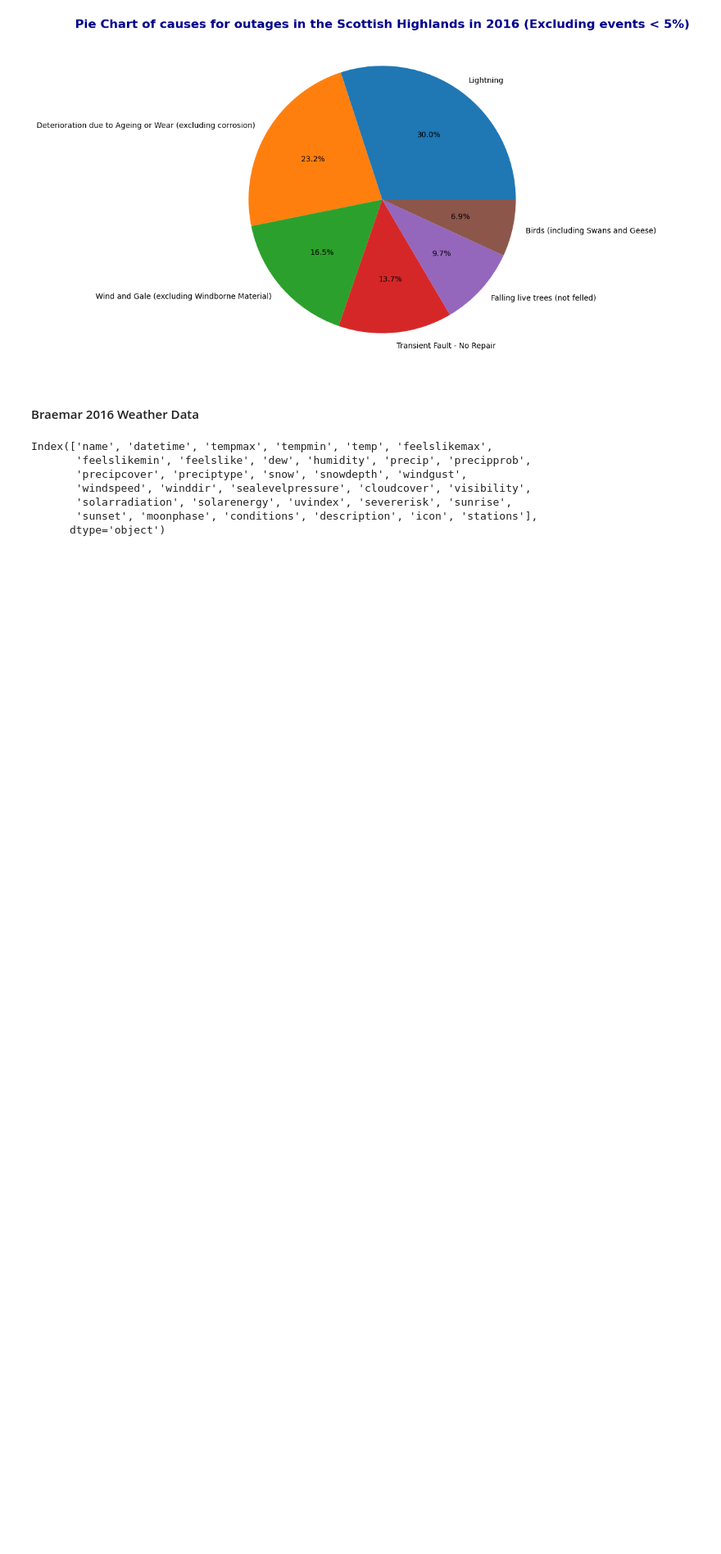
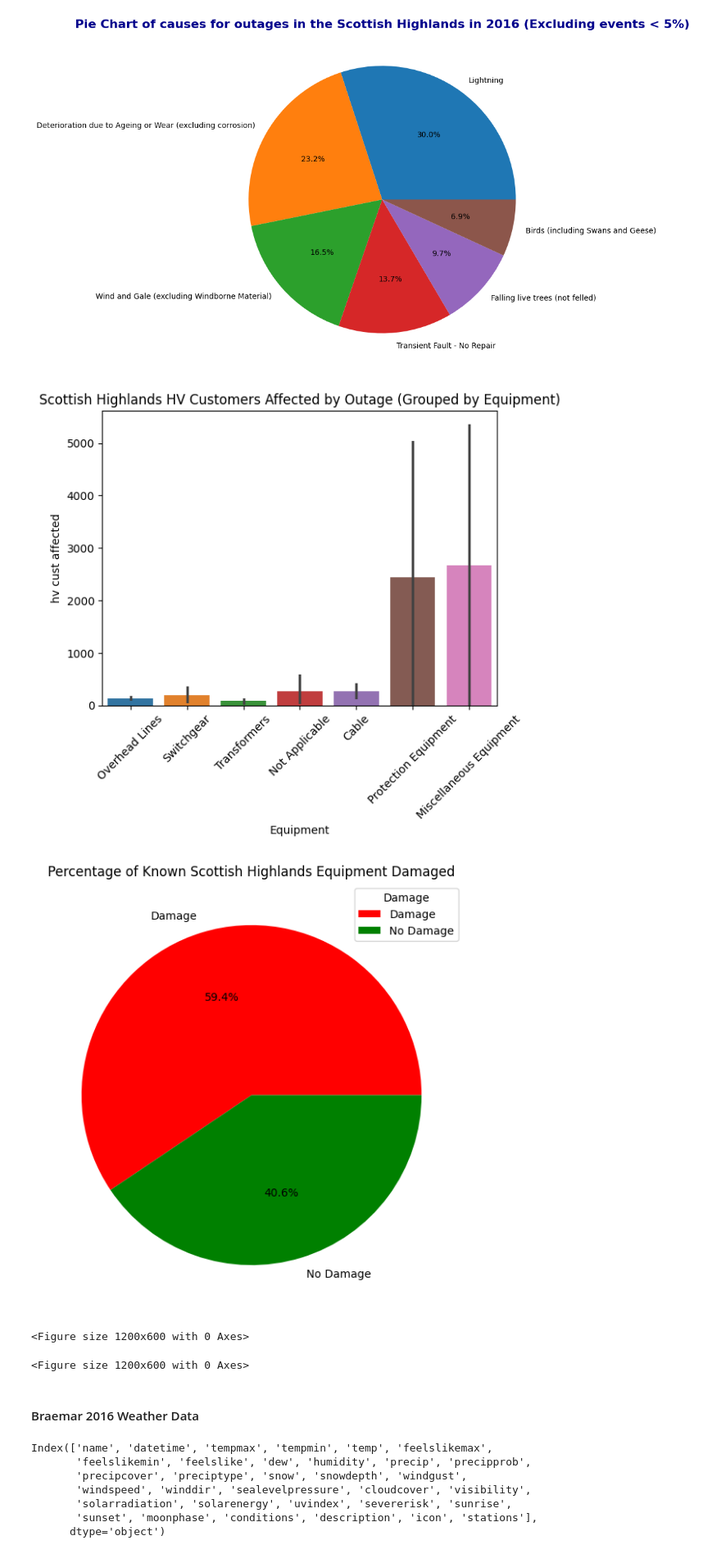
Before and after one commit to neilmartindev/shepd-eda, a Jupyter notebook: nafirs-shepd-eda.ipynb, the cells around one changed output. Shown at 82% size. Saved outputs shown, nothing was run; the diff lists cells and outputs as text; code cells hidden in the pictures; blank space fills up the shorter version.

```diff
--- a/nafirs-shepd-eda.ipynb
+++ b/nafirs-shepd-eda.ipynb
@@ -179,6 +179,29 @@ plt.title('Pie Chart of causes for outages in the Scottish Highlands in 2016 (Ex
 plt.show()
 # %% [output]
 [figure]
+# %%
+import matplotlib.pyplot as plt
+import seaborn as sns
+
+sns.barplot(x='Equipment', y='hv cust affected', hue='Equipment', data=highlands_2016)
+plt.title('Scottish Highlands HV Customers Affected by Outage (Grouped by Equipment)')
+plt.xticks(rotation=45)
+plt.show()
+
+plt.figure(figsize=(8, 8))
+highlands_2016['Damage'].value_counts().plot.pie(autopct='%1.1f%%', figsize=(7, 7), colors=['red', 'green'], labels=['Damage', 'No Damage'])
+plt.title('Percentage of Known Scottish Highlands Equipment Damaged')
+plt.ylabel('')
+plt.legend(loc='upper right')
+plt.legend(title='Damage')
+plt.show()
+
+plt.figure(figsize=(12, 6))
+# %% [output]
+[figure, added]
+[figure, added]
+<Figure size 1200x600 with 0 Axes>
+<Figure size 1200x600 with 0 Axes>
 # %% [markdown]
 #### Braemar 2016 Weather Data
 # %%
```
Also changed, not shown: parts of 10 cells of this notebook.
